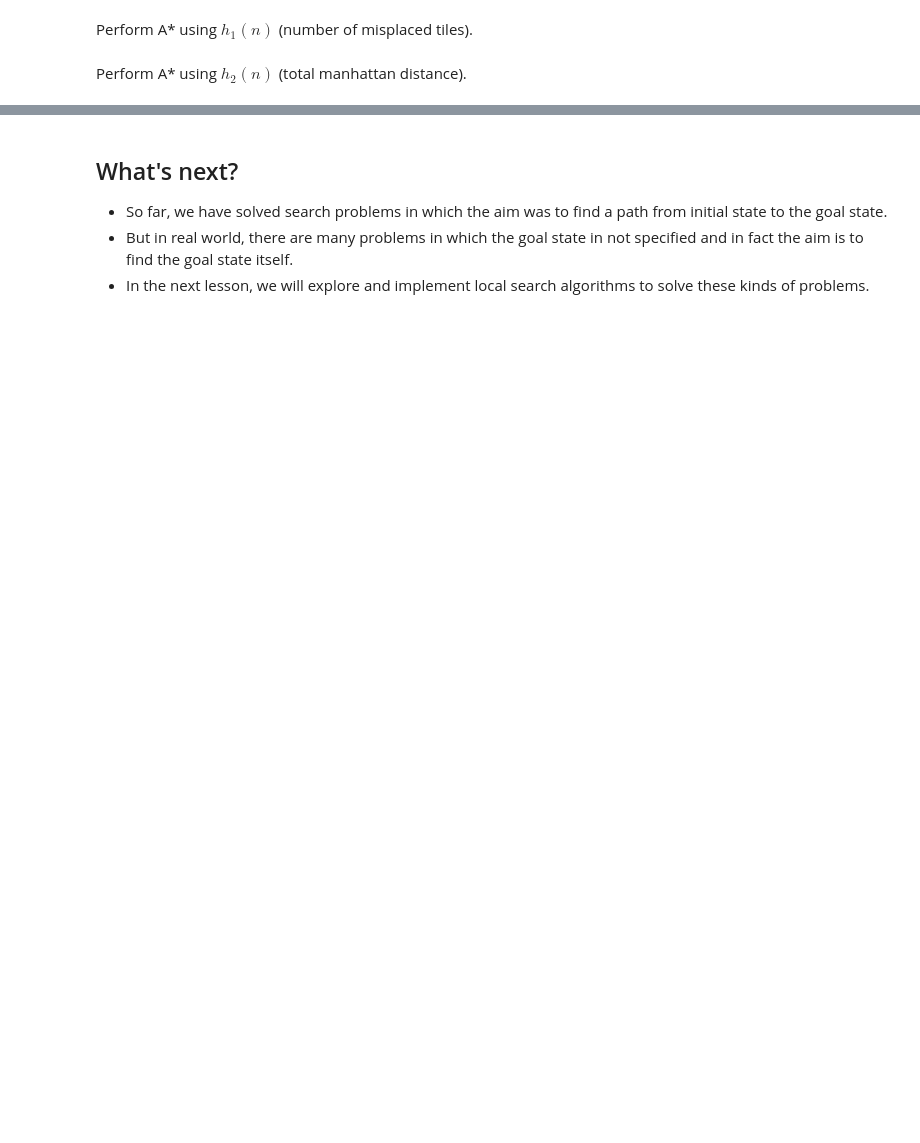
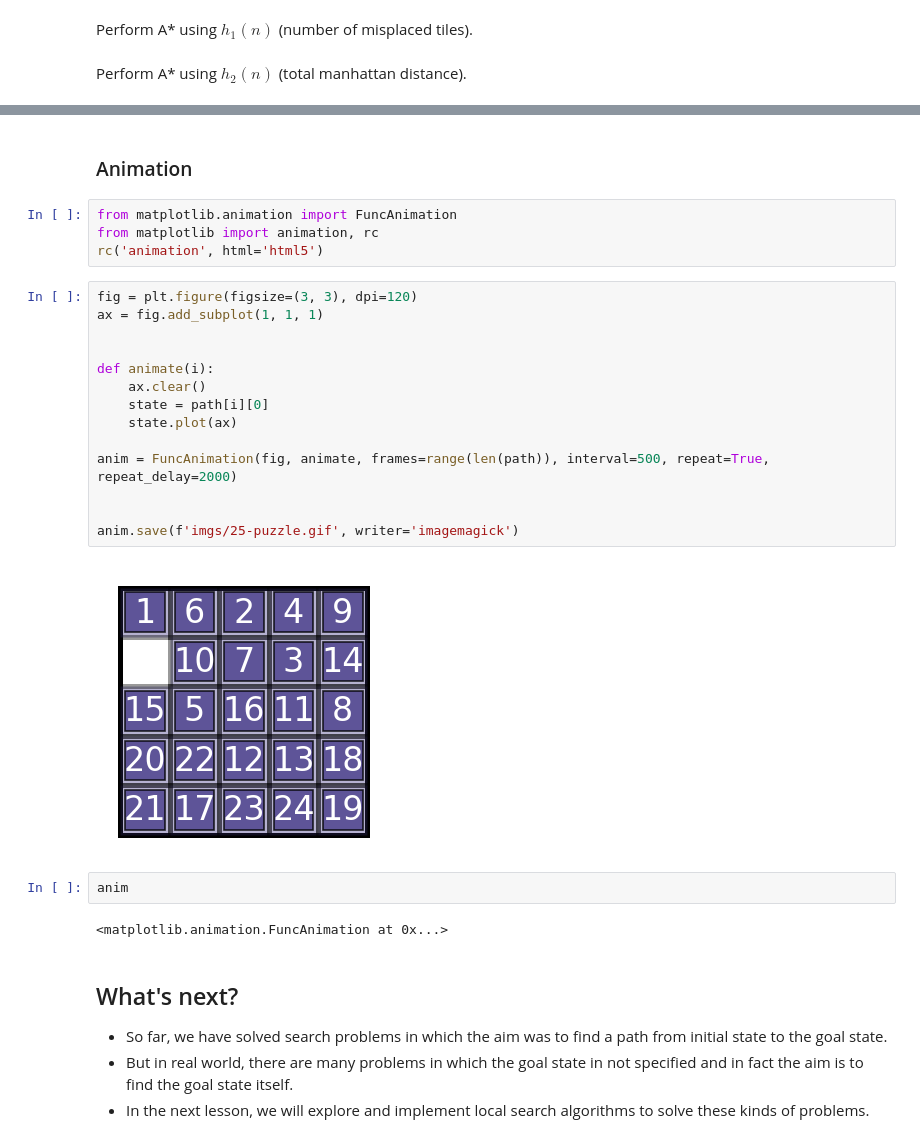
Before and after one commit to snrazavi/AI-Programming-using-Python, a Jupyter notebook: Search/04-Informed_Search_Strategies.ipynb, the cells around one changed output, grey strips where cells are left out. Drawn from its saved outputs; the diff is of its cells as text; blank space fills up the shorter version.

Commit message:
add n-puzzle animation

```diff
--- a/Search/04-Informed_Search_Strategies.ipynb
+++ b/Search/04-Informed_Search_Strategies.ipynb
@@ -300,3 +300,29 @@ Number of generated nodes: 1570516
+# %% [markdown]
+### Animation
+# %%
+from matplotlib.animation import FuncAnimation
+from matplotlib import animation, rc
+rc('animation', html='html5')
+# %%
+fig = plt.figure(figsize=(3, 3), dpi=120)
+ax = fig.add_subplot(1, 1, 1)
+
+
+def animate(i):
+    ax.clear()
+    state = path[i][0]
+    state.plot(ax)
+
+anim = FuncAnimation(fig, animate, frames=range(len(path)), interval=500, repeat=True, repeat_delay=2000)
+
+
+anim.save(f'imgs/25-puzzle.gif', writer='imagemagick')
+# %% [output]
+[figure, added]
+# %%
+anim
+# %% [output]
+<matplotlib.animation.FuncAnimation at 0x...>
 # %% [markdown]
 ## What's next?
 - So far, we have solved search problems in which the aim was to find a path from initial state to the goal state.
```
Also changed, not shown: parts of 9 cells of this notebook, 1 other file.
